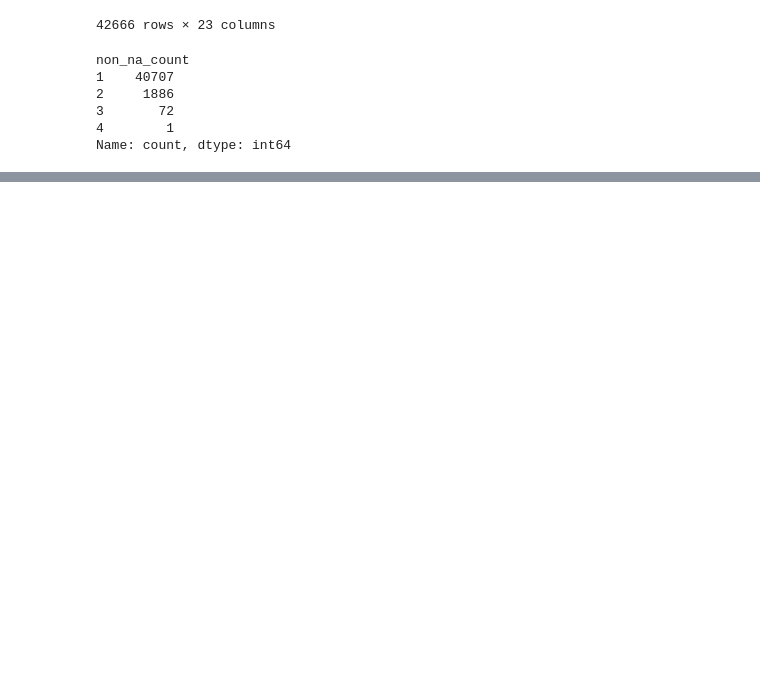
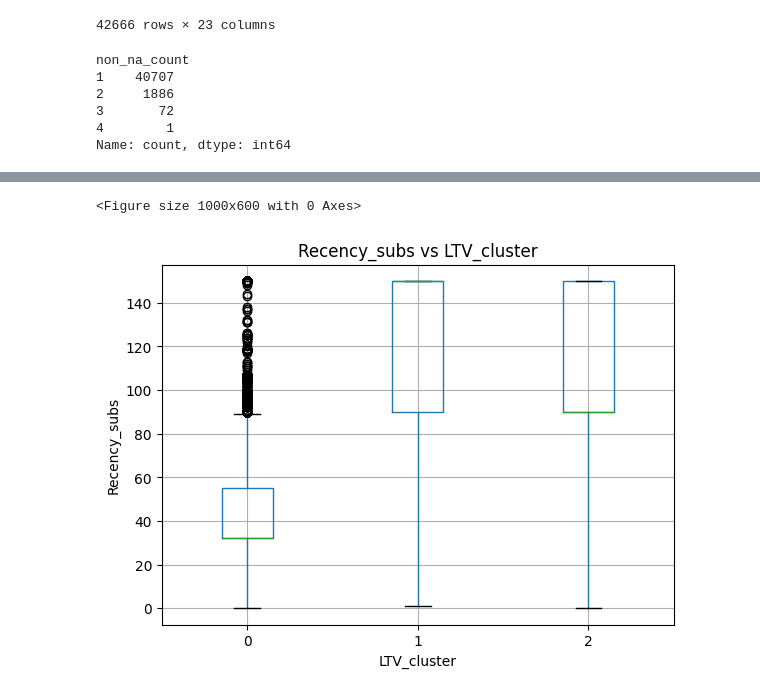
Before and after one commit to RussellXia/NYU_Capstone_Project, a Jupyter notebook: Spring/Model_training.ipynb, the cells around one changed output, grey strips where cells are left out. Cells and saved outputs as stored; diff of their text form; code cells hidden in the pictures; blank space fills up the shorter version.

```diff
--- a/Spring/Model_training.ipynb
+++ b/Spring/Model_training.ipynb
@@ -1022,0 +1105,11 @@ view_train_final
+# %%
+plt.figure(figsize=(10, 6))
+train_final.boxplot(column='Recency_subs', by='LTV_cluster')
+plt.title('Recency_subs vs LTV_cluster')
+plt.suptitle('')
+plt.xlabel('LTV_cluster')
+plt.ylabel('Recency_subs')
+plt.show()
+# %% [output]
+<Figure size 1000x600 with 0 Axes>
+[figure, added]
```
Also changed, not shown: parts of 38 cells of this notebook.
